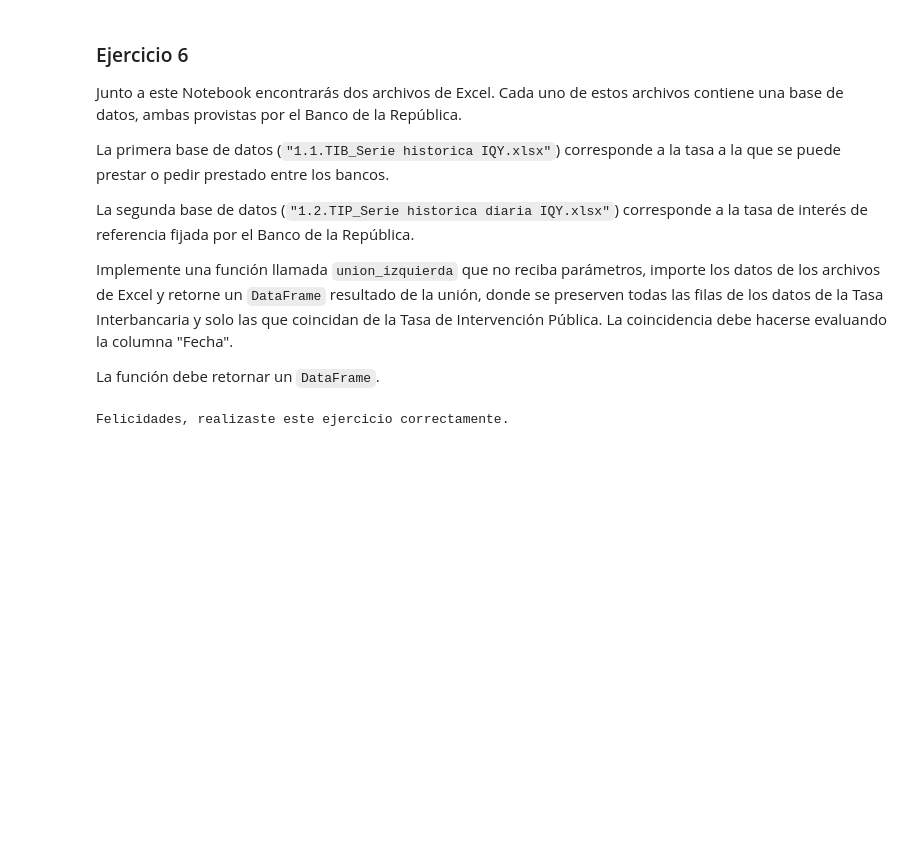
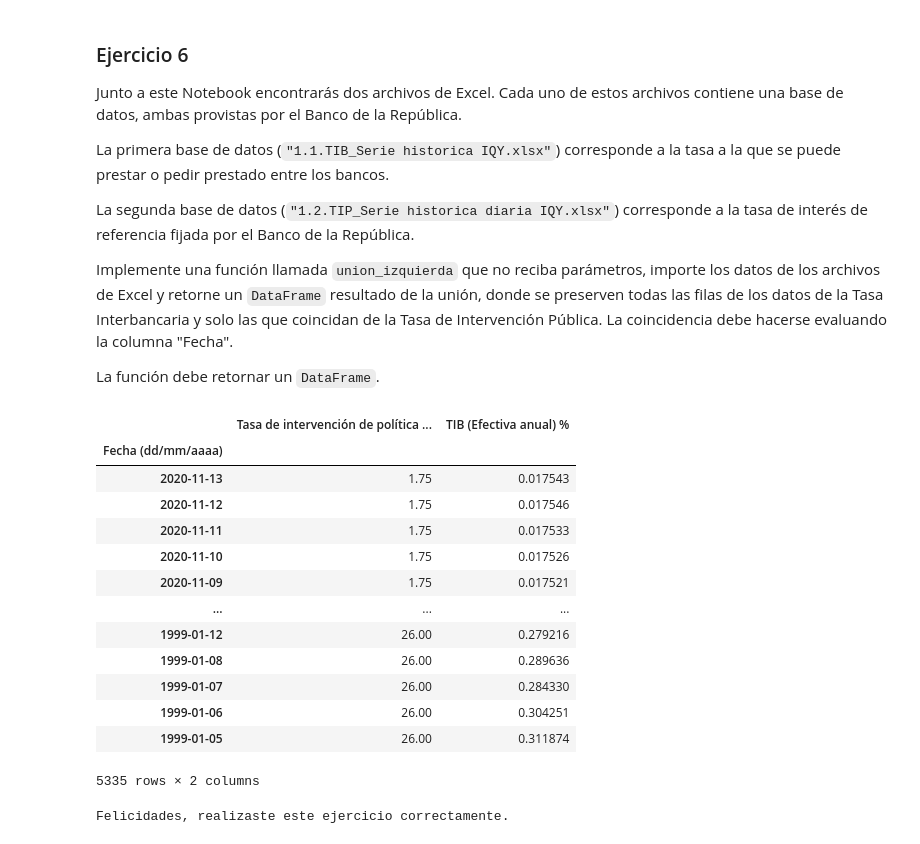
Before and after one commit to SantiagoRMV/Uniandes-Anaitycs, a Jupyter notebook: Herramientas/S5.TA1/TALLER - Limpiar y unir bases de datos.ipynb, the cells around one changed output. Cells and saved outputs as stored; diff of their text form; code cells hidden in the pictures; blank space fills up the shorter version.

```diff
--- a/Herramientas/S5.TA1/TALLER - Limpiar y unir bases de datos.ipynb
+++ b/Herramientas/S5.TA1/TALLER - Limpiar y unir bases de datos.ipynb
@@ -485,3 +539,27 @@ La función debe retornar un `DataFrame`.
+# %%
+## Implementa tu respuesta en esta celda
+def union_izquierda():
+    TIB = pd.read_excel('./Archivos/1.1.TIB_Serie historica IQY.xlsx',index_col=0, usecols = [0,1], skiprows =7, skipfooter = 5)
+    TIP = pd.read_excel('./Archivos/1.2.TIP_Serie historica diaria IQY.xlsx', index_col=0, usecols = [0,1], skiprows =7, skipfooter = 5)
+    dataframe = TIP.join(TIB, how= "left")
+    return dataframe
+
+union_izquierda()
+# %% [output]
+|  | Tasa de intervención de política ... | TIB (Efectiva anual) % |
+| Fecha (dd/mm/aaaa) |  |  |
+| 2020-11-13 | 1.75 | 0.017543 |
+| 2020-11-12 | 1.75 | 0.017546 |
+| 2020-11-11 | 1.75 | 0.017533 |
+| 2020-11-10 | 1.75 | 0.017526 |
+| 2020-11-09 | 1.75 | 0.017521 |
+| ... | ... | ... |
+| 1999-01-12 | 26.00 | 0.279216 |
+| 1999-01-08 | 26.00 | 0.289636 |
+| 1999-01-07 | 26.00 | 0.284330 |
+| 1999-01-06 | 26.00 | 0.304251 |
+| 1999-01-05 | 26.00 | 0.311874 |
+5335 rows × 2 columns
 # %%
 ## AUTO-CALIFICADOR
 
```
Also changed, not shown: parts of 15 cells of this notebook, 33 other files.
